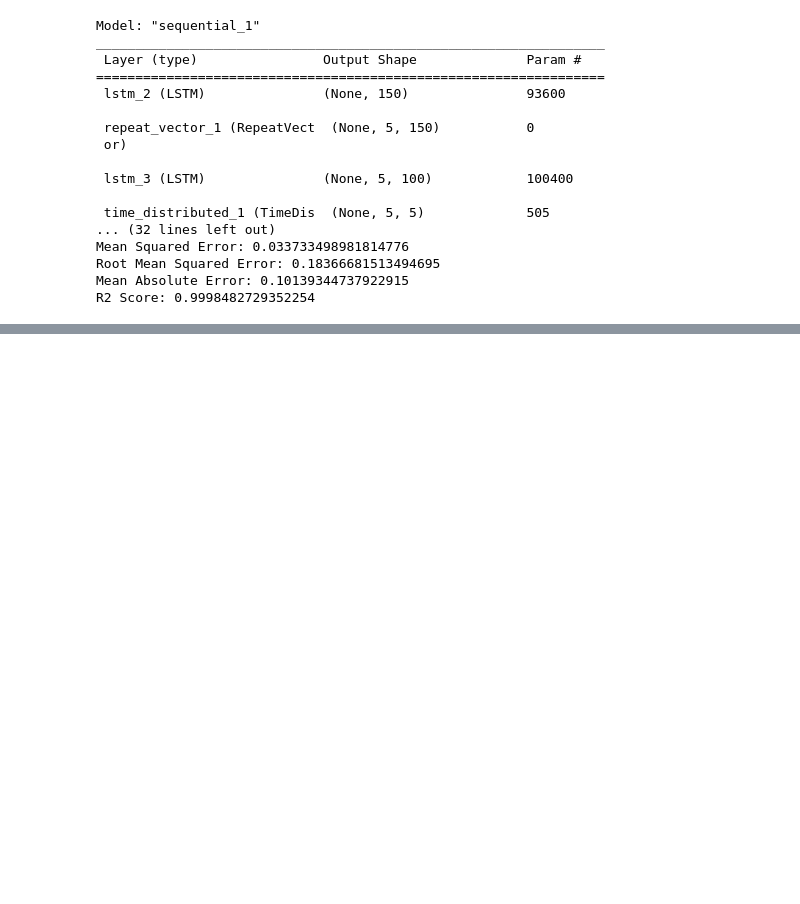
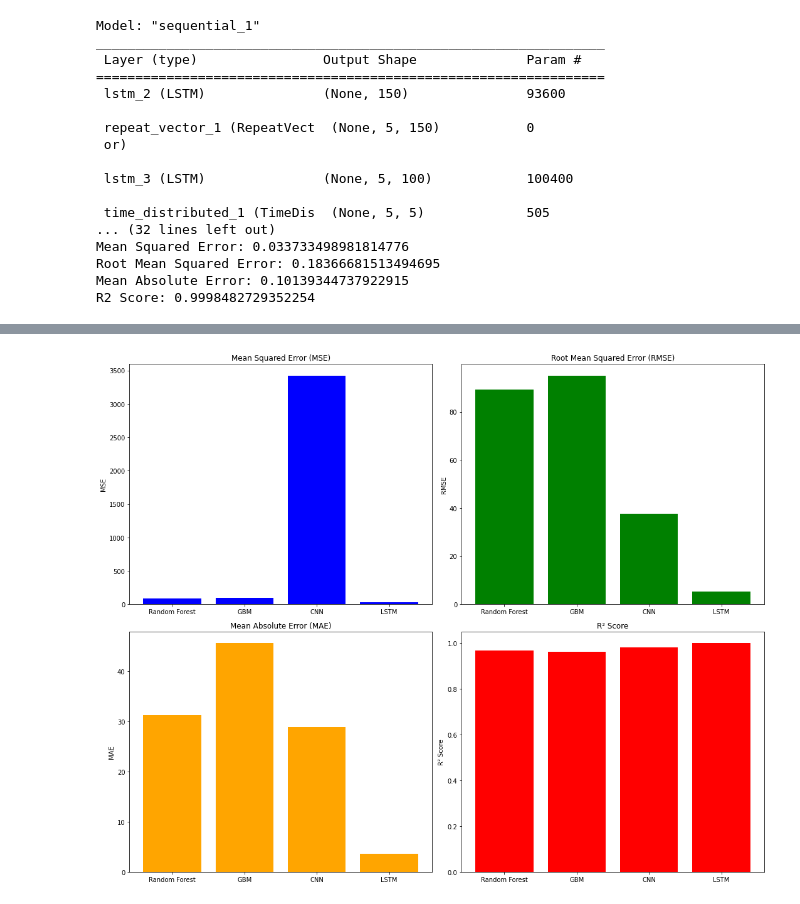
Before and after one commit to hayatu4islam/Adaptive_Fault_Detection, a Jupyter notebook: Fault Detection with multilayer_LSTM Models-Phy_CPS.ipynb, the cells around one changed output, grey strips where cells are left out. Saved outputs shown, nothing was run; the diff lists cells and outputs as text; code cells hidden in the pictures; blank space fills up the shorter version.

```diff
--- a/Fault Detection with multilayer_LSTM Models-Phy_CPS.ipynb
+++ b/Fault Detection with multilayer_LSTM Models-Phy_CPS.ipynb
@@ -216,0 +257,38 @@ plt.show()
+# %%
+import matplotlib.pyplot as plt
+
+# Define the metrics
+models = ['Random Forest', 'GBM', 'CNN', 'LSTM']
+mse = [83.3506, 98.6888, 3425.395, 25.9325]
+rmse = [89.2637, 95.1497, 37.7053, 5.1929]
+mae = [31.2487, 45.5806, 28.8733, 3.6037]
+r2_score = [0.9667, 0.9623, 0.9814, 0.9999]
+
+# Plot the metrics
+fig, axes = plt.subplots(2, 2, figsize=(15, 12))
+
+# Plot MSE
+axes[0, 0].bar(models, mse, color='blue')
+axes[0, 0].set_title('Mean Squared Error (MSE)')
+axes[0, 0].set_ylabel('MSE')
+
+# Plot RMSE
+axes[0, 1].bar(models, rmse, color='green')
+axes[0, 1].set_title('Root Mean Squared Error (RMSE)')
+axes[0, 1].set_ylabel('RMSE')
+
+# Plot MAE
+axes[1, 0].bar(models, mae, color='orange')
+axes[1, 0].set_title('Mean Absolute Error (MAE)')
+axes[1, 0].set_ylabel('MAE')
+
+# Plot R2 Score
+axes[1, 1].bar(models, r2_score, color='red')
+axes[1, 1].set_title('R² Score')
+axes[1, 1].set_ylabel('R² Score')
+
+# Adjust layout
+plt.tight_layout()
+plt.show()
+# %% [output]
+[figure, added]
```
Also changed, not shown: parts of 3 cells of this notebook.
